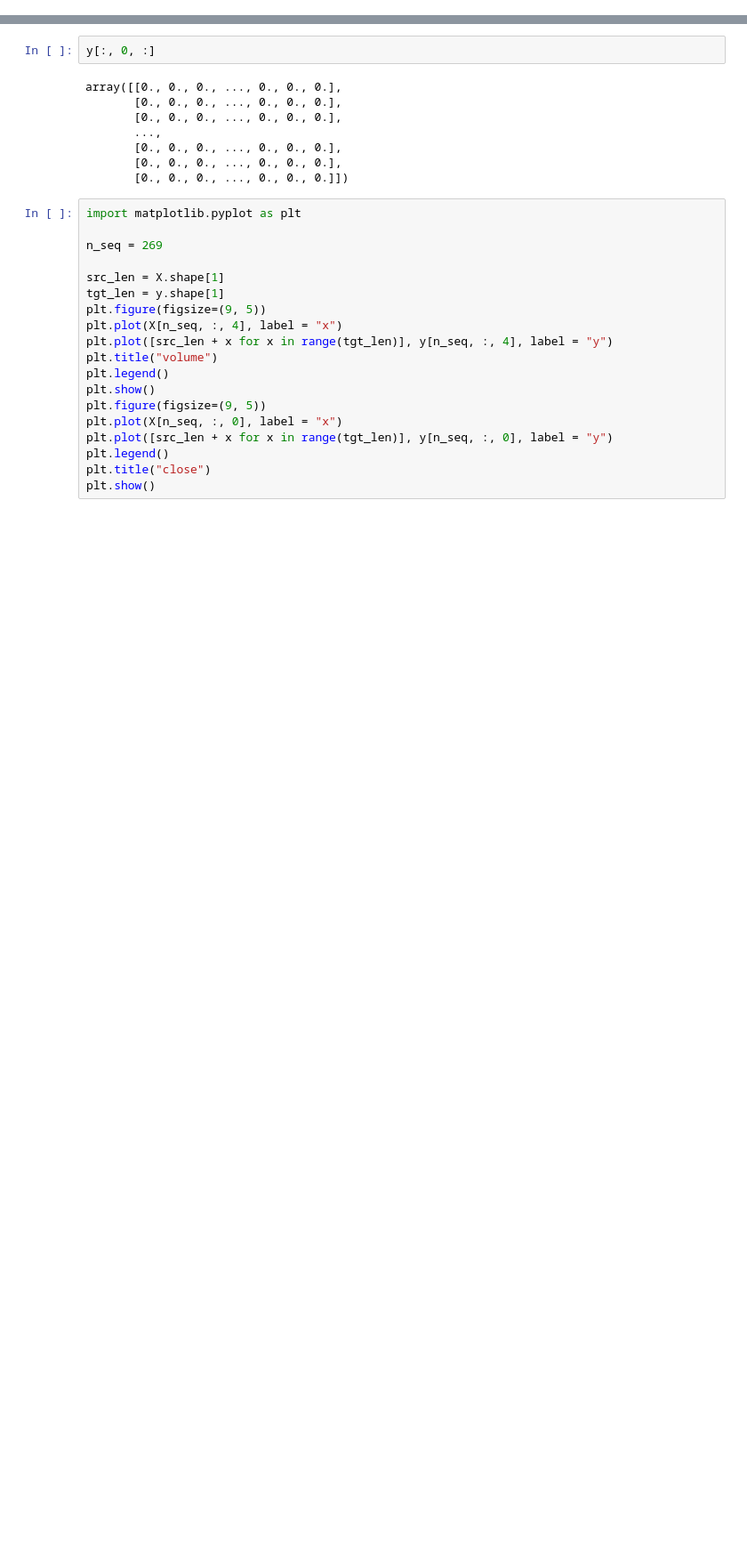
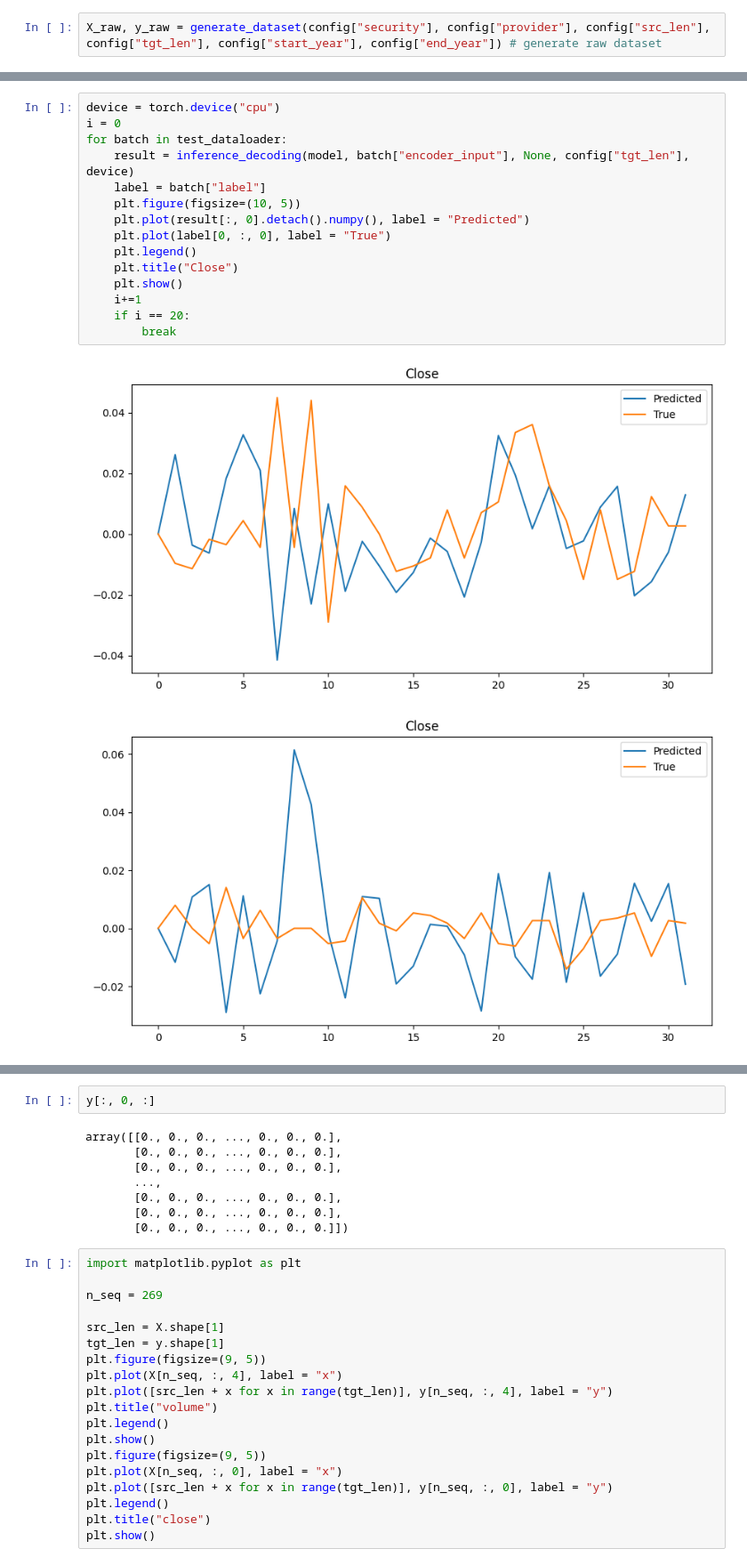
Before and after one commit to TGBM1337/algoTrading, a Jupyter notebook: test.ipynb, the cells around one changed output, grey strips where cells are left out. Shown at 89% size. Drawn from its saved outputs; the diff is of its cells as text; blank space fills up the shorter version.

```diff
--- a/test.ipynb
+++ b/test.ipynb
@@ -8,0 +33,2 @@ X, y = generate_dataset("EUR_USD", "oanda", 256, 32, 2015, 2016)
+# %%
+X_raw, y_raw = generate_dataset(config["security"], config["provider"], config["src_len"], config["tgt_len"], config["start_year"], config["end_year"]) # generate raw dataset
@@ -8,0 +72,18 @@ X, y = generate_dataset("EUR_USD", "oanda", 256, 32, 2015, 2016)
+# %%
+device = torch.device("cpu")
+i = 0
+for batch in test_dataloader:
+    result = inference_decoding(model, batch["encoder_input"], None, config["tgt_len"], device)
+    label = batch["label"]
+    plt.figure(figsize=(10, 5))
+    plt.plot(result[:, 0].detach().numpy(), label = "Predicted")
+    plt.plot(label[0, :, 0], label = "True")
+    plt.legend()
+    plt.title("Close")
+    plt.show()
+    i+=1
+    if i == 20:
+        break
+# %% [output]
+[figure, added]
+[figure, added]
```
Also changed, not shown: parts of 9 cells of this notebook, 6 other files.
